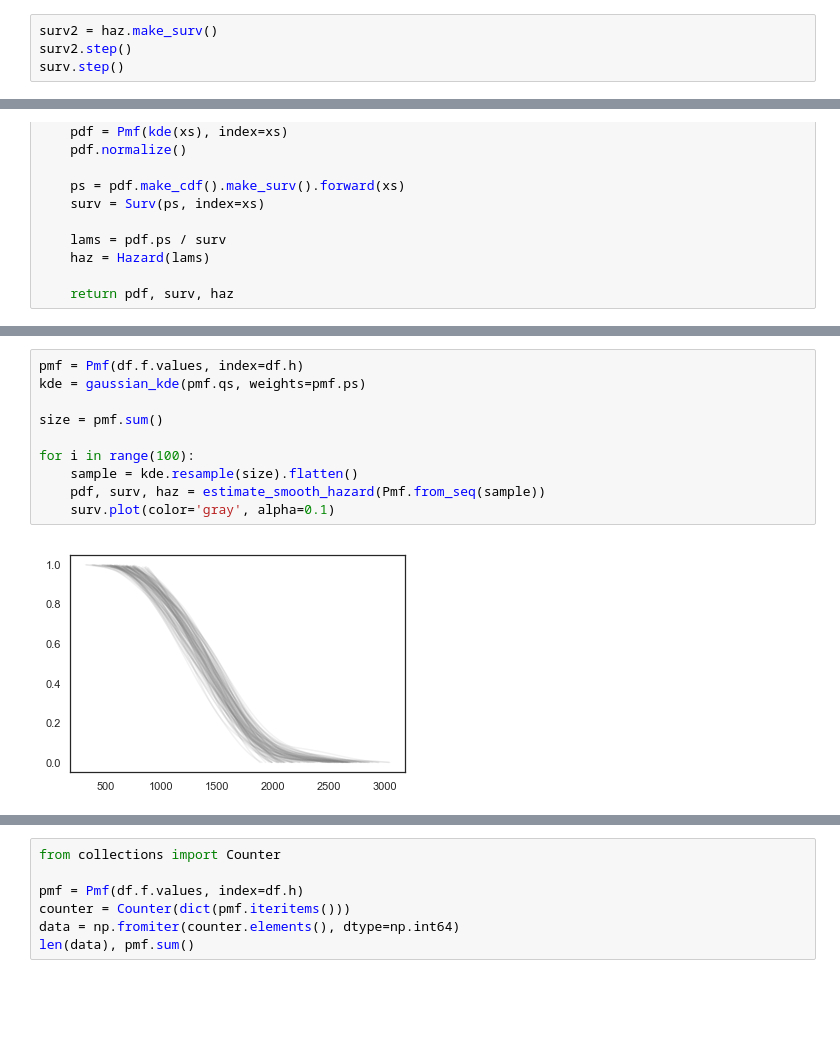
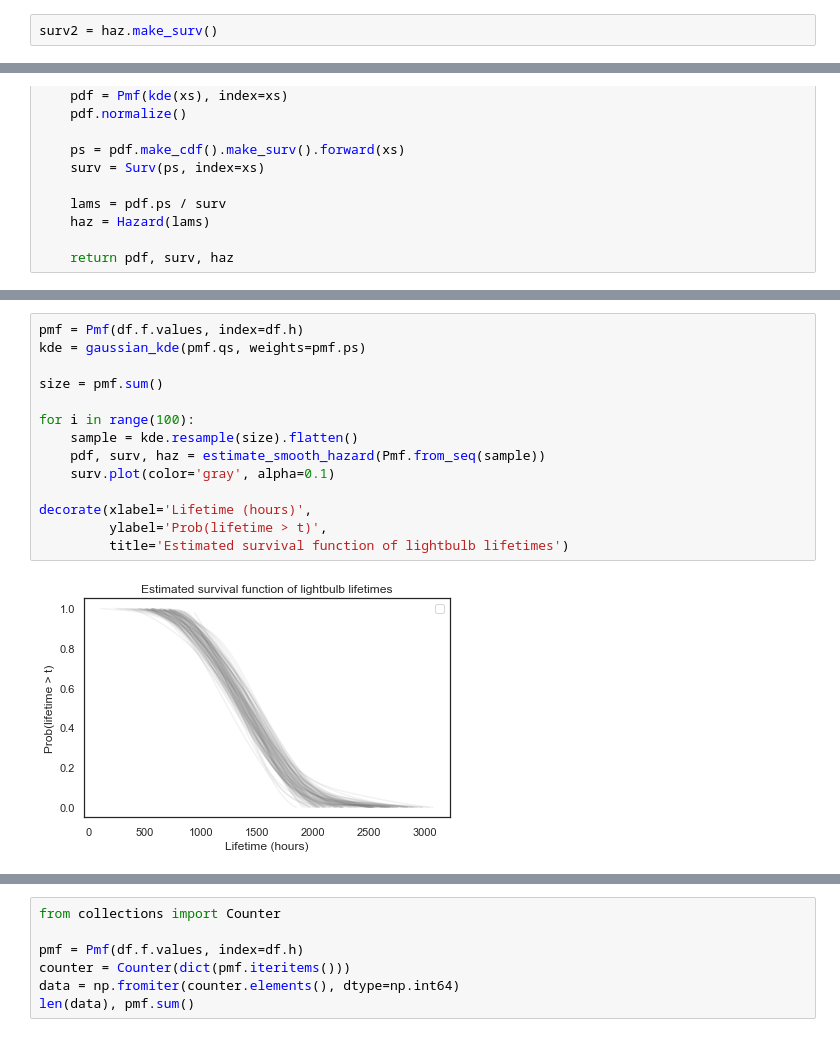
Before and after one commit to AllenDowney/SurvivalAnalysisPython, a Jupyter notebook: sap_chap1.ipynb, the cells around one changed output, grey strips where cells are left out. Cells and saved outputs as stored; diff of their text form; blank space fills up the shorter version.

```diff
--- a/sap_chap1.ipynb
+++ b/sap_chap1.ipynb
@@ -550,4 +553,2 @@ haz.bar(width=30)
 # %%
 surv2 = haz.make_surv()
-surv2.step()
-surv.step()
@@ -600,15 +608,19 @@ haz.plot()
 # %%
 pmf = Pmf(df.f.values, index=df.h)
 kde = gaussian_kde(pmf.qs, weights=pmf.ps)
 
 size = pmf.sum()
 
 for i in range(100):
     sample = kde.resample(size).flatten()
     pdf, surv, haz = estimate_smooth_hazard(Pmf.from_seq(sample))
     surv.plot(color='gray', alpha=0.1)
+
+decorate(xlabel='Lifetime (hours)',
+         ylabel='Prob(lifetime > t)',
+         title='Estimated survival function of lightbulb lifetimes')
 # %% [output]
-[figure, old version]
+[figure, new version]
 # %%
 for i in range(100):
     sample = kde.resample(size).flatten()
```
Also changed, not shown: parts of 21 cells of this notebook.
